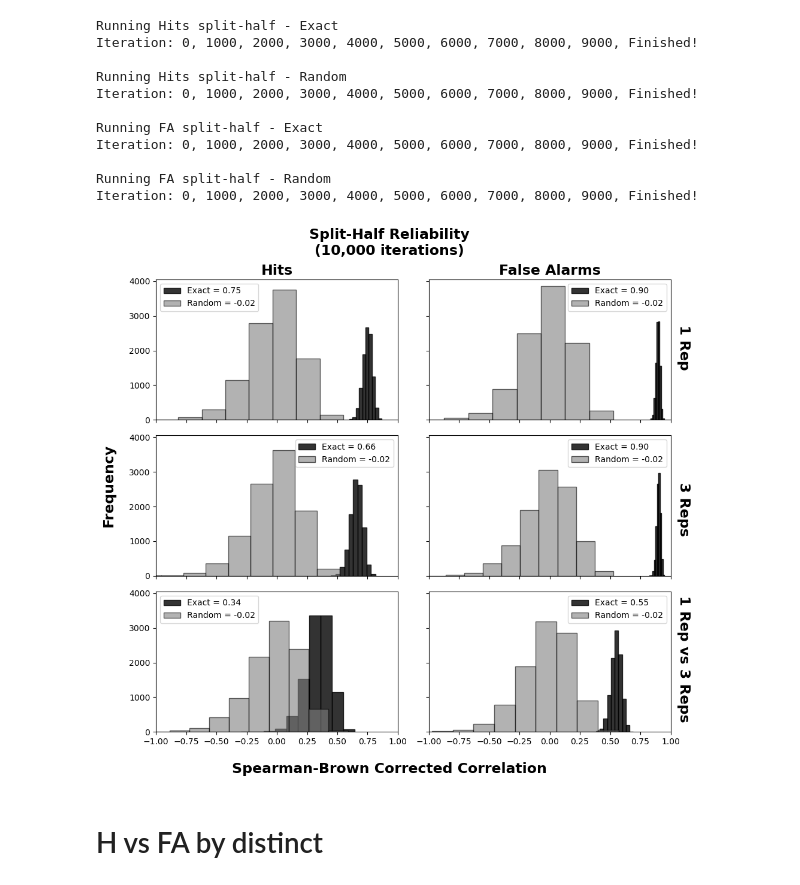
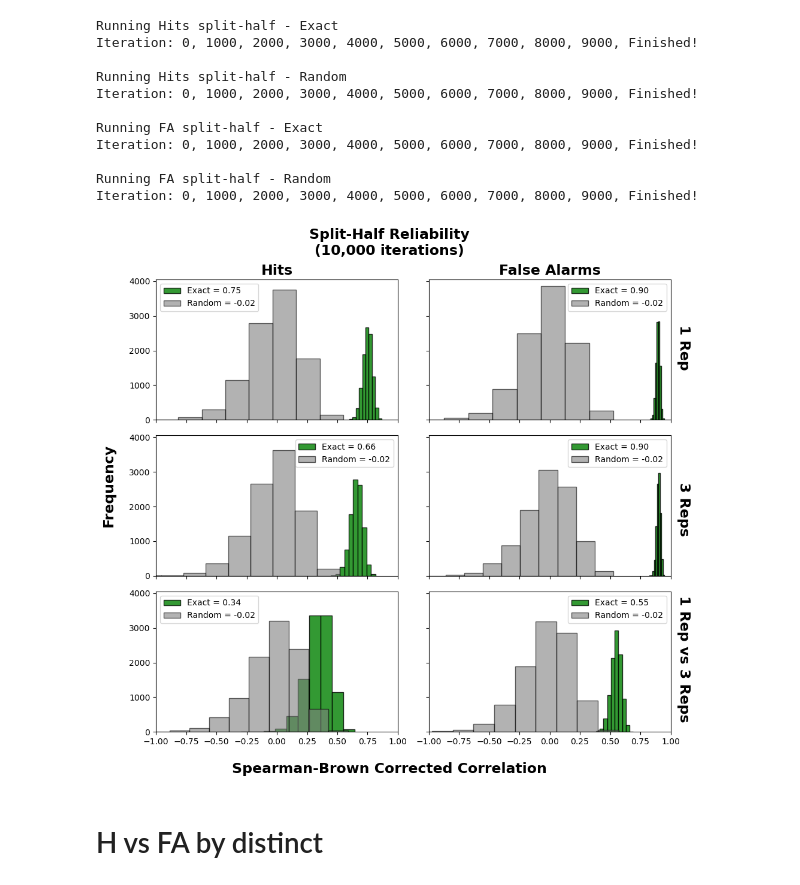
Before and after one commit to DaniilAzarov123/Rocks_Memorability, a Jupyter notebook: Exp2_2conds/Analysis/Exp2_2conds_analysis.ipynb, the cells around one changed output. Cells and saved outputs as stored; diff of their text form; code cells hidden in the pictures.

```diff
--- a/Exp2_2conds/Analysis/Exp2_2conds_analysis.ipynb
+++ b/Exp2_2conds/Analysis/Exp2_2conds_analysis.ipynb
@@ -1367,7 +1315,7 @@ cond_map = {
 }
 
 color_map = {
-    "Exact": 'black',
+    "Exact": 'green',
     "Random": 'gray'
 }
 
@@ -1460,33 +1408,33 @@ fs_grid_labels = 17
 for ax in axes.flatten():
     ax.set_xlim(-1, 1)
 
 fig.text(0.5, 0.02, 'Spearman-Brown Corrected Correlation',
          ha='center', fontsize=fs_ax_labels, fontweight='bold')
 
 fig.text(0.02, 0.5, 'Frequency',
          va='center', rotation='vertical', fontsize=fs_ax_labels, fontweight='bold')
 
 plt.suptitle(
     "Split-Half Reliability\n(10,000 iterations)",
     ha='center', y=0.93, fontsize=fs_title, fontweight='bold'
 )
 
 # Grid labels
 cols = [f'{col}' for col in ['Hits', 'False Alarms']]
 rows = [f'{row}' for row in ['1 Rep', '3 Reps', '1 Rep vs 3 Reps']]
 row_positions = [0.73, 0.46, 0.21]  # vertical centers of the rows
 
 for ax, col in zip(axes[0], cols):
     ax.set_title(col, fontsize=fs_grid_labels, fontweight='bold')
 
 
 for y, row in zip(row_positions, rows):
     fig.text(0.98, y, row, va='center', ha='left',
              fontsize=fs_grid_labels, fontweight='bold', rotation=270)
 
 plt.tight_layout(rect=[0.05, 0.05, 1, 0.95])
 plt.show()
 # %% [output]
-[figure, old version]
+[figure, new version]
 # %% [markdown]
 # H vs FA by distinct
```
Also changed, not shown: parts of 73 cells of this notebook, 3 other files.
